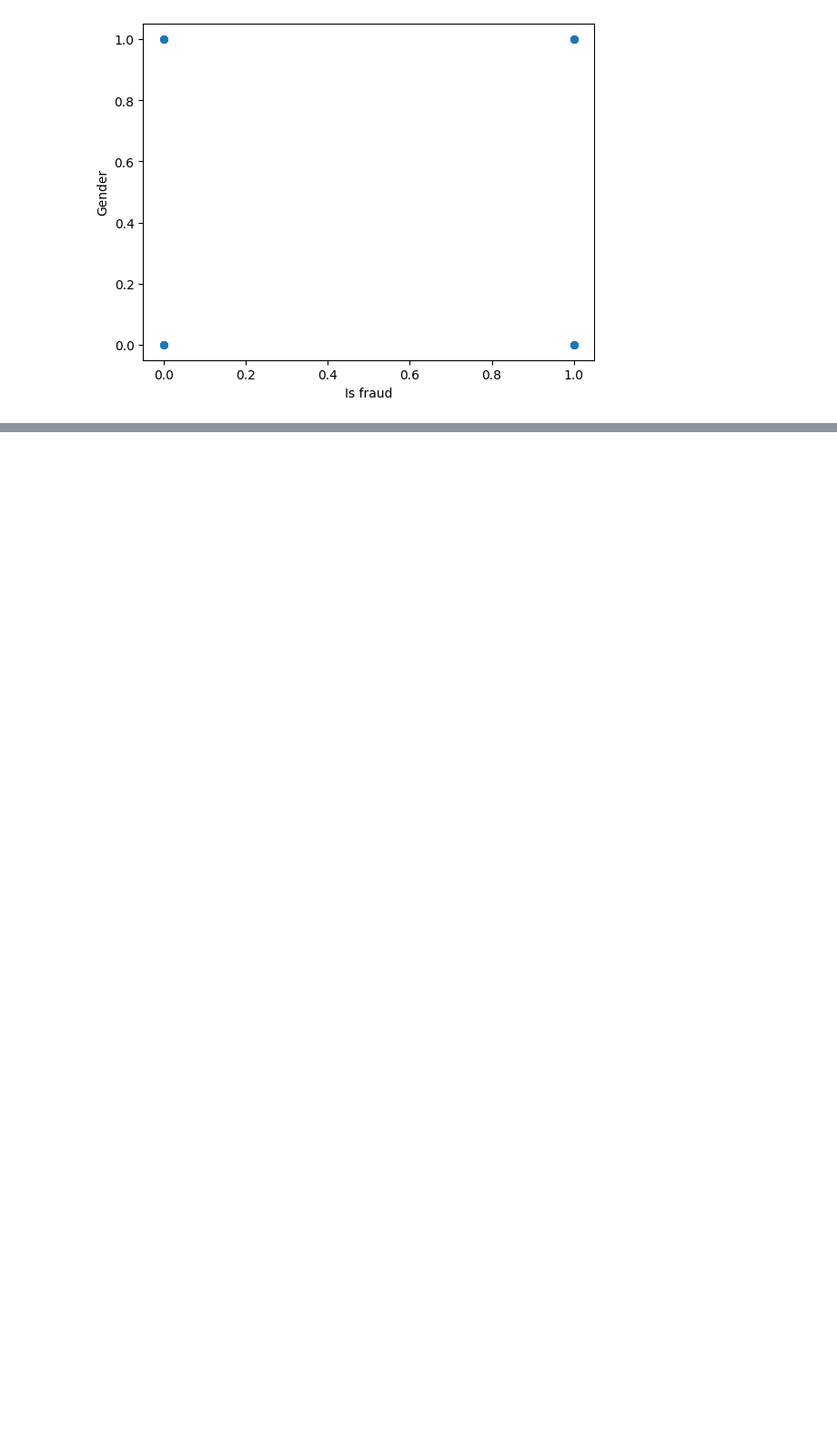
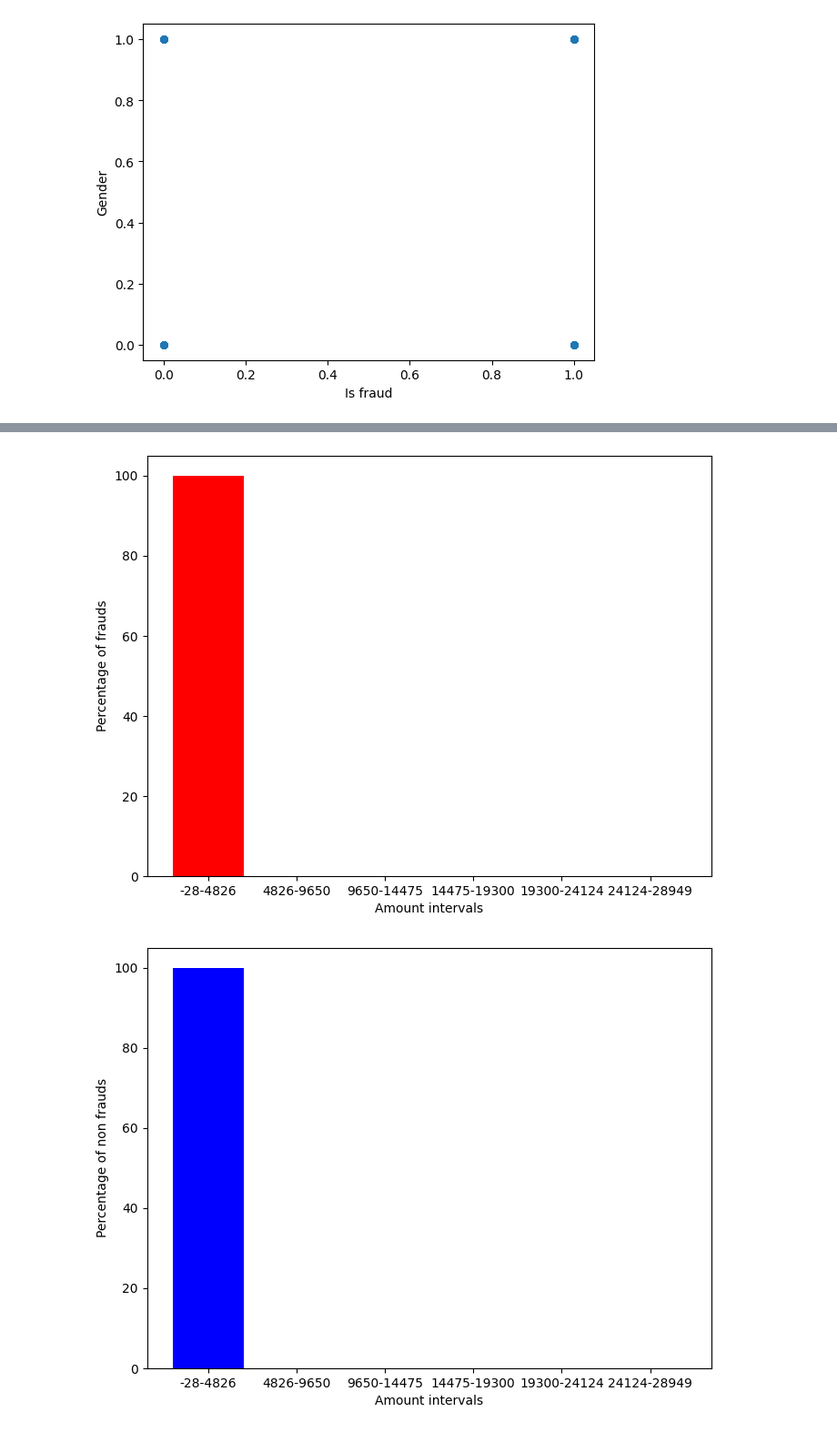
Before and after one commit to SenZmaKi/NyakaMwizi, a Jupyter notebook: nyakamwizi.ipynb, the cells around one changed output, grey strips where cells are left out. Shown at 91% size. Cells and saved outputs as stored; diff of their text form; code cells hidden in the pictures; blank space fills up the shorter version.

```diff
--- a/nyakamwizi.ipynb
+++ b/nyakamwizi.ipynb
@@ -197,0 +223,7 @@ plt.show()
+# %%
+
+plot_distributions(fraud_transactions, "amt_interval", "Amount intervals", "Percentage of frauds", (8, 6), "r")
+plot_distributions(non_fraud_transactions, "amt_interval", "Amount intervals", "Percentage of non frauds", (8, 6), "b")
+# %% [output]
+[figure, added]
+[figure, added]
```
Also changed, not shown: parts of 9 cells of this notebook.
